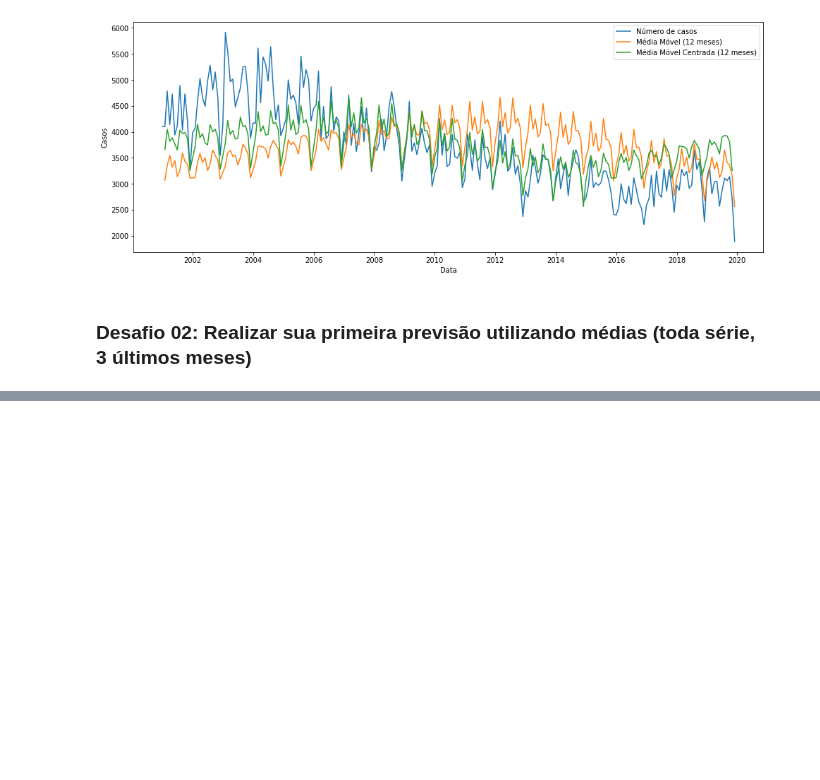
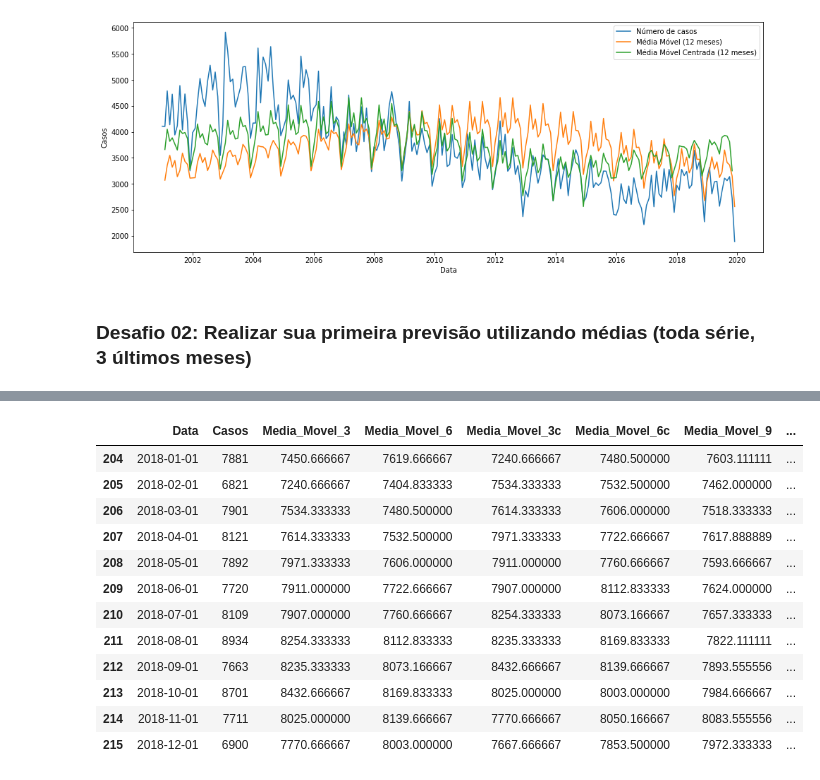
Before and after one commit to claricefiorese/bootcamp-alura-aulas, a Jupyter notebook: Módulo 4/M4 - 3. Iniciando a Análise de Série Temporal.ipynb, the cells around one changed output, grey strips where cells are left out. Drawn from its saved outputs; the diff is of its cells as text; code cells hidden in the pictures; blank space fills up the shorter version.

```diff
--- a/Módulo 4/M4 - 3. Iniciando a Análise de Série Temporal.ipynb
+++ b/Módulo 4/M4 - 3. Iniciando a Análise de Série Temporal.ipynb
@@ -426,0 +438,17 @@ plota_media_movel(dados_hanseniase, 12)
+# %%
+#Exibindo os dados de 2018
+dados_st[dados_st["Data"].dt.year == 2018]
+# %% [output]
+|  | Data | Casos | Media_Movel_3 | Media_Movel_6 | Media_Movel_3c | Media_Movel_6c | Media_Movel_9 | ... |
+| 204 | 2018-01-01 | 7881 | 7450.666667 | 7619.666667 | 7240.666667 | 7480.500000 | 7603.111111 | ... |
+| 205 | 2018-02-01 | 6821 | 7240.666667 | 7404.833333 | 7534.333333 | 7532.500000 | 7462.000000 | ... |
+| 206 | 2018-03-01 | 7901 | 7534.333333 | 7480.500000 | 7614.333333 | 7606.000000 | 7518.333333 | ... |
+| 207 | 2018-04-01 | 8121 | 7614.333333 | 7532.500000 | 7971.333333 | 7722.666667 | 7617.888889 | ... |
+| 208 | 2018-05-01 | 7892 | 7971.333333 | 7606.000000 | 7911.000000 | 7760.666667 | 7593.666667 | ... |
+| 209 | 2018-06-01 | 7720 | 7911.000000 | 7722.666667 | 7907.000000 | 8112.833333 | 7624.000000 | ... |
+| 210 | 2018-07-01 | 8109 | 7907.000000 | 7760.666667 | 8254.333333 | 8073.166667 | 7657.333333 | ... |
+| 211 | 2018-08-01 | 8934 | 8254.333333 | 8112.833333 | 8235.333333 | 8169.833333 | 7822.111111 | ... |
+| 212 | 2018-09-01 | 7663 | 8235.333333 | 8073.166667 | 8432.666667 | 8139.666667 | 7893.555556 | ... |
+| 213 | 2018-10-01 | 8701 | 8432.666667 | 8169.833333 | 8025.000000 | 8003.000000 | 7984.666667 | ... |
+| 214 | 2018-11-01 | 7711 | 8025.000000 | 8139.666667 | 7770.666667 | 8050.166667 | 8083.555556 | ... |
+| 215 | 2018-12-01 | 6900 | 7770.666667 | 8003.000000 | 7667.666667 | 7853.500000 | 7972.333333 | ... |
```
Also changed, not shown: parts of 10 cells of this notebook.
